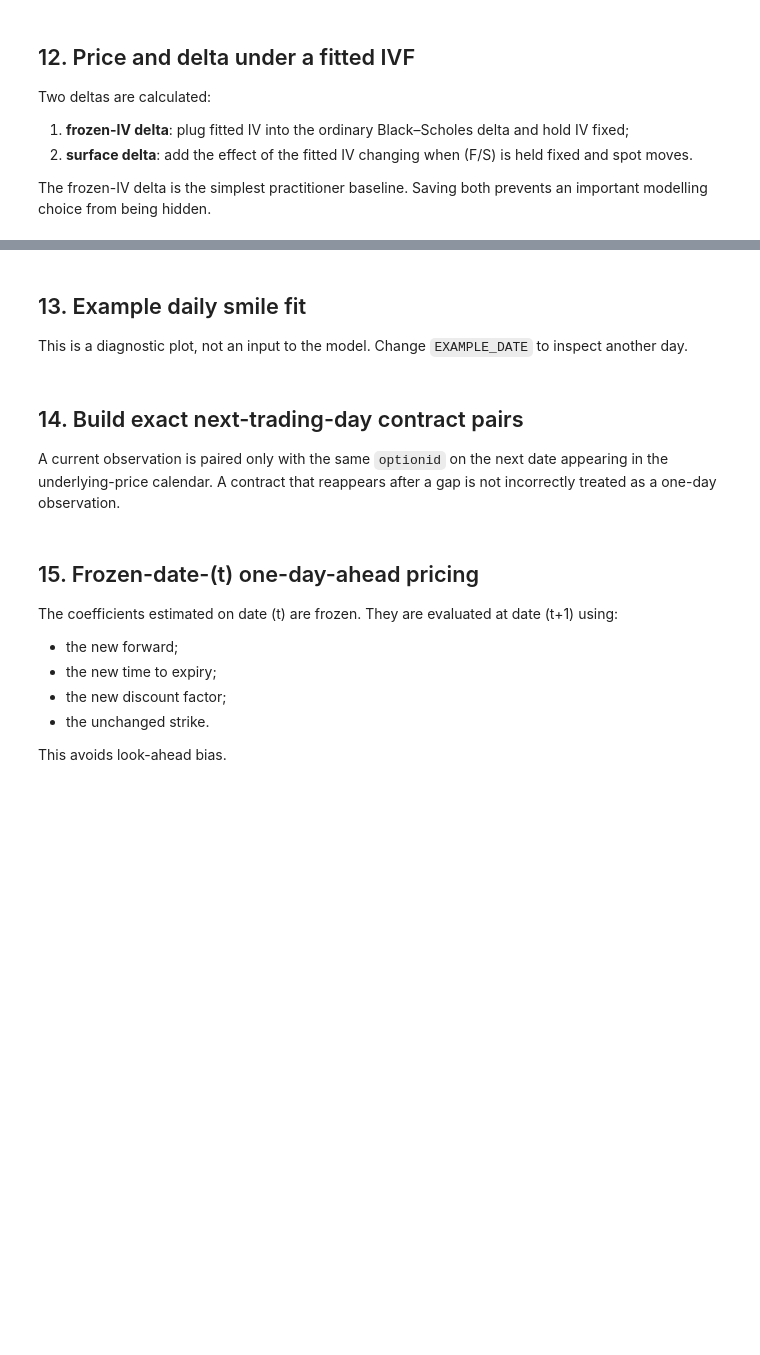
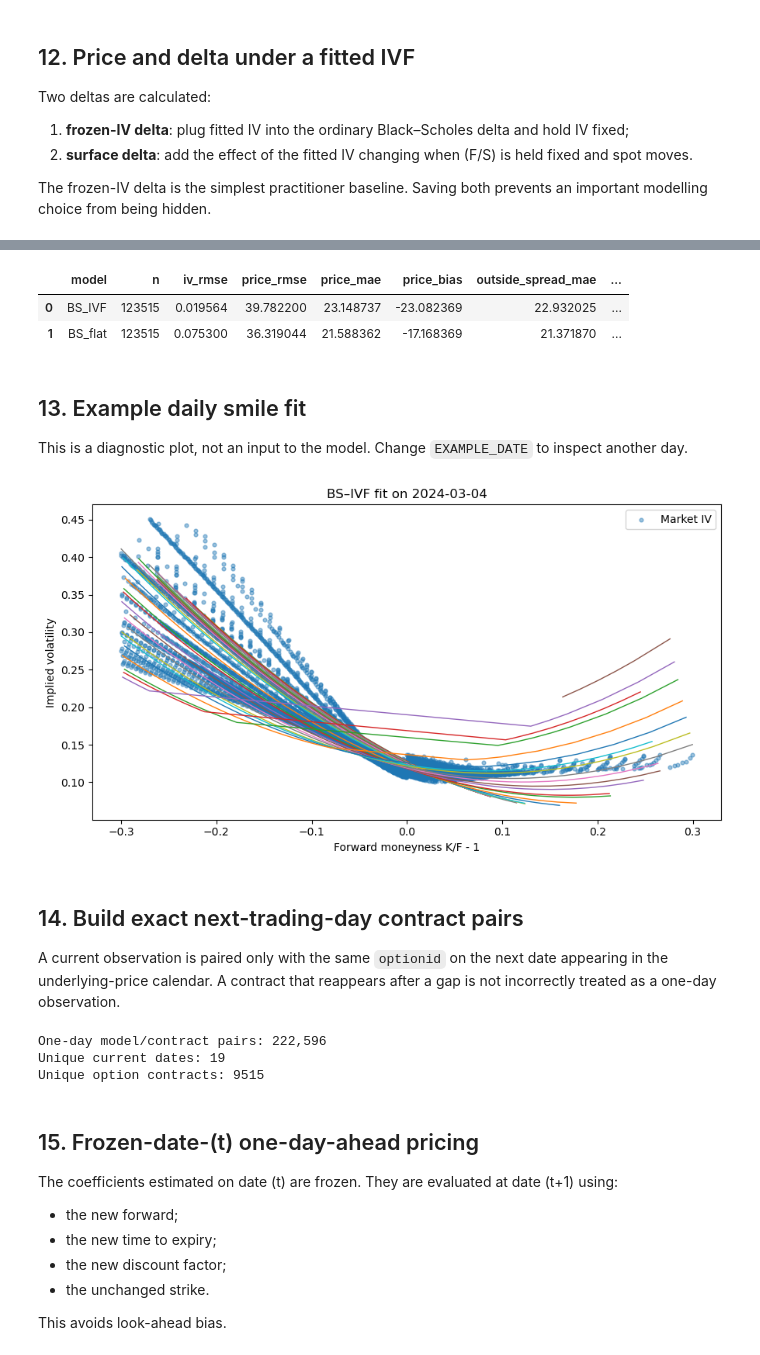
Before and after one commit to cxliuvictor/Exposition-to-NDEs, a Jupyter notebook: Codes/BS-IVF/BS_IVF_0.ipynb, the cells around one changed output, grey strips where cells are left out. Saved outputs shown, nothing was run; the diff lists cells and outputs as text; code cells hidden in the pictures; blank space fills up the shorter version.

```diff
--- a/Codes/BS-IVF/BS_IVF_0.ipynb
+++ b/Codes/BS-IVF/BS_IVF_0.ipynb
@@ -154,7 +156,7 @@ FIT_WEIGHTING = "ols"  # "ols" is closest to a simple ad hoc IV smoother.
                        # "vega" is available as a robustness check.
 
 # ---------- Interest rates ----------
-ZERO_RATE_INPUT_IS_PERCENT = True
+ZERO_RATE_INPUT_IS_PERCENT = False
 ZERO_RATE_COMPOUNDING = "continuous"  # alternative supported value: "annual"
 
 # ---------- Outputs ----------
@@ -1385,41 +1528,47 @@ def price_summary(frame: pd.DataFrame) -> pd.DataFrame:
 
 same_day_summary = price_summary(same_day_results)
 same_day_summary
+# %% [output]
+|  | model | n | iv_rmse | price_rmse | price_mae | price_bias | outside_spread_mae | ... |
+| 0 | BS_IVF | 123515 | 0.019564 | 39.782200 | 23.148737 | -23.082369 | 22.932025 | ... |
+| 1 | BS_flat | 123515 | 0.075300 | 36.319044 | 21.588362 | -17.168369 | 21.371870 | ... |
 # %% [markdown]
 ## 13. Example daily smile fit
 
 This is a diagnostic plot, not an input to the model. Change `EXAMPLE_DATE` to inspect another day.
 # %%
-EXAMPLE_DATE = evaluation_rows["date"].sort_values().iloc[0]
+EXAMPLE_DATE = evaluation_rows["date"].sort_values().iloc[9000]
 
 example = same_day_results.loc[
     same_day_results["date"].eq(EXAMPLE_DATE)
     & same_day_results["model"].eq("BS_IVF")
 ].copy()
 
 fig, ax = plt.subplots(figsize=(9, 5))
 ax.scatter(
     example["moneyness"],
     example["market_iv"],
     s=12,
     alpha=0.45,
     label="Market IV",
 )
 
 for exdate, group in example.groupby("exdate"):
     ordered = group.sort_values("moneyness")
     ax.plot(
         ordered["moneyness"],
         ordered["model_iv"],
         linewidth=1,
     )
 
 ax.set_title(f"BS–IVF fit on {EXAMPLE_DATE.date()}")
 ax.set_xlabel("Forward moneyness K/F - 1")
 ax.set_ylabel("Implied volatility")
 ax.legend()
 plt.tight_layout()
 plt.show()
+# %% [output]
+[figure, added]
 # %% [markdown]
 ## 14. Build exact next-trading-day contract pairs
 
@@ -1474,6 +1623,10 @@ print(
     "Unique option contracts:",
     one_day_pairs["optionid"].nunique(),
 )
+# %% [output]
+One-day model/contract pairs: 222,596
+Unique current dates: 19
+Unique option contracts: 9515
 # %% [markdown]
 ## 15. Frozen-date-\(t\) one-day-ahead pricing
 
```
Also changed, not shown: parts of 21 cells of this notebook, 6 other files.
